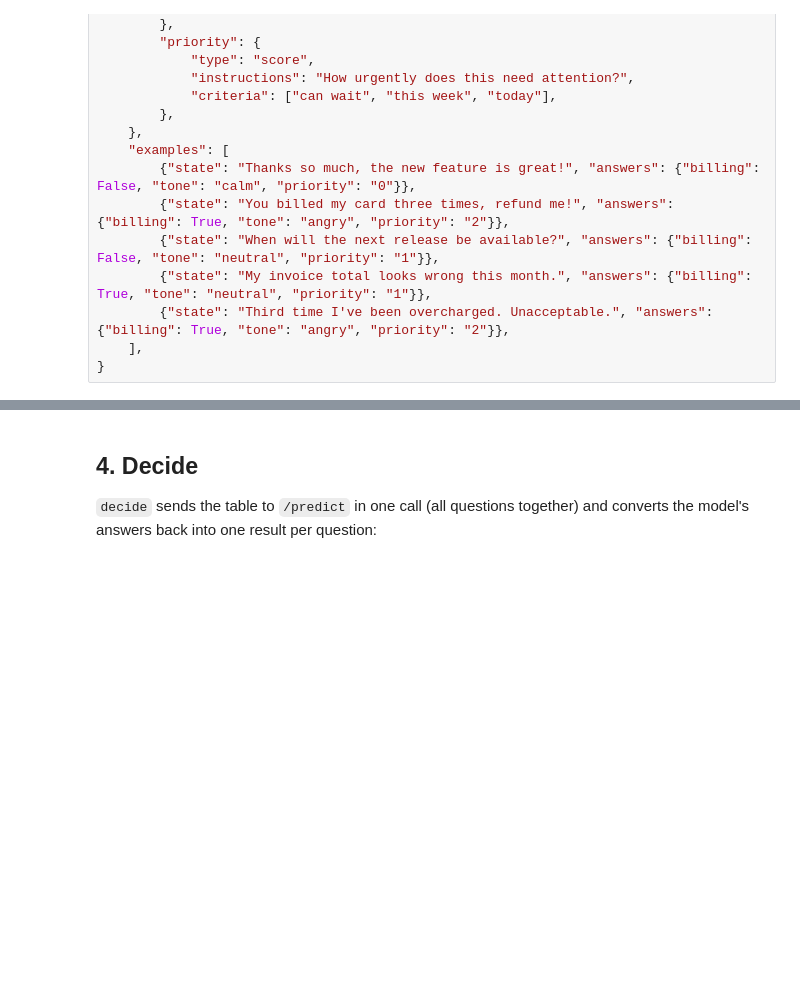
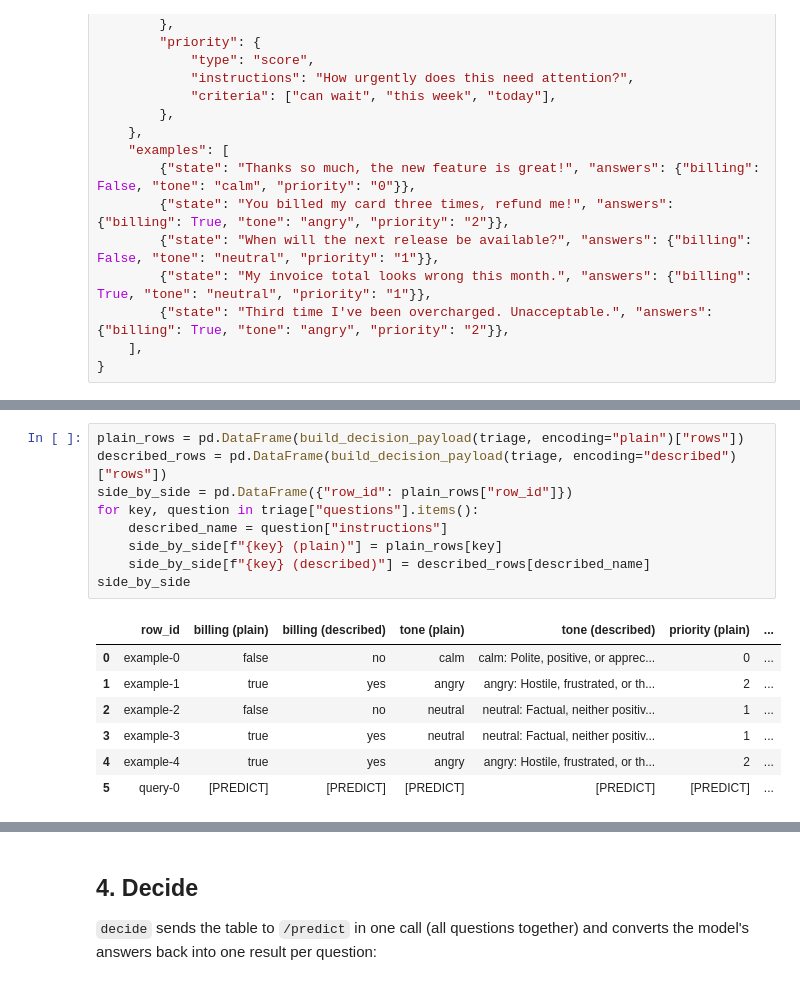
Before and after one commit to SAP-samples/sap-btp-ai-best-practices, a Jupyter notebook: best-practices/narrow-ai/RPT-1/python/rest/04_RPT_decisions.ipynb, the cells around one changed output, grey strips where cells are left out. Drawn from its saved outputs; the diff is of its cells as text; blank space fills up the shorter version.

```diff
--- a/best-practices/narrow-ai/RPT-1/python/rest/04_RPT_decisions.ipynb
+++ b/best-practices/narrow-ai/RPT-1/python/rest/04_RPT_decisions.ipynb
@@ -137,0 +149,17 @@ pd.DataFrame(payload["rows"])
+# %%
+plain_rows = pd.DataFrame(build_decision_payload(triage, encoding="plain")["rows"])
+described_rows = pd.DataFrame(build_decision_payload(triage, encoding="described")["rows"])
+side_by_side = pd.DataFrame({"row_id": plain_rows["row_id"]})
+for key, question in triage["questions"].items():
+    described_name = question["instructions"]
+    side_by_side[f"{key} (plain)"] = plain_rows[key]
+    side_by_side[f"{key} (described)"] = described_rows[described_name]
+side_by_side
+# %% [output]
+|  | row_id | billing (plain) | billing (described) | tone (plain) | tone (described) | priority (plain) | ... |
+| 0 | example-0 | false | no | calm | calm: Polite, positive, or apprec... | 0 | ... |
+| 1 | example-1 | true | yes | angry | angry: Hostile, frustrated, or th... | 2 | ... |
+| 2 | example-2 | false | no | neutral | neutral: Factual, neither positiv... | 1 | ... |
+| 3 | example-3 | true | yes | neutral | neutral: Factual, neither positiv... | 1 | ... |
+| 4 | example-4 | true | yes | angry | angry: Hostile, frustrated, or th... | 2 | ... |
+| 5 | query-0 | [PREDICT] | [PREDICT] | [PREDICT] | [PREDICT] | [PREDICT] | ... |
```
Also changed, not shown: parts of 5 cells of this notebook.
